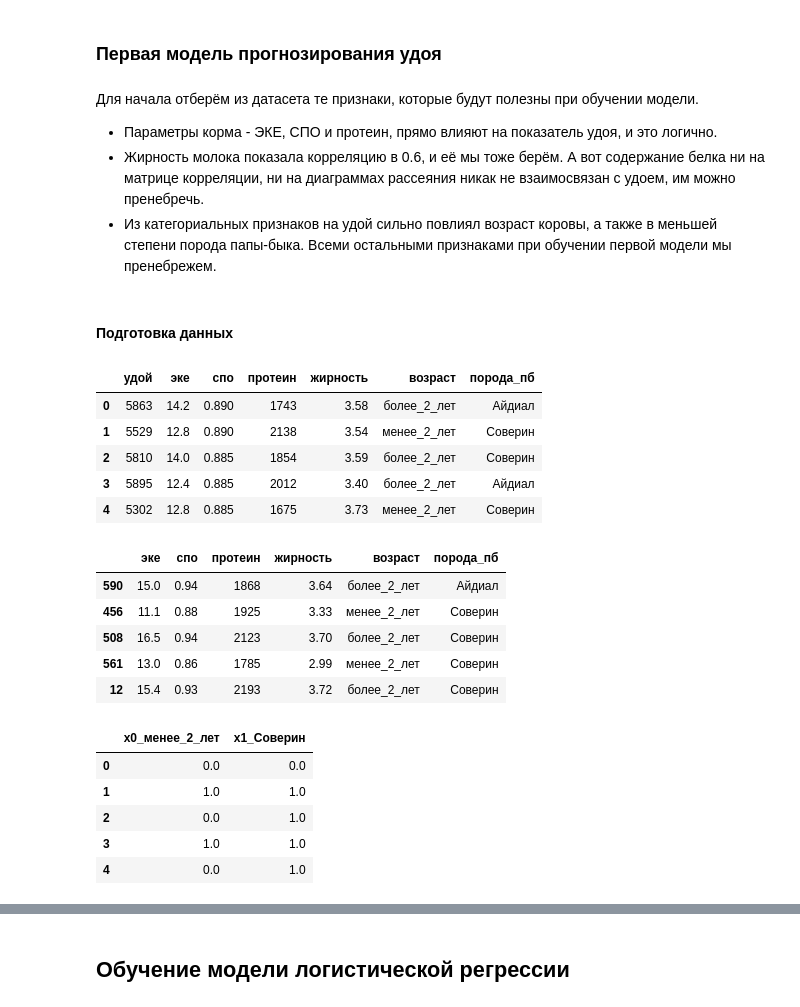
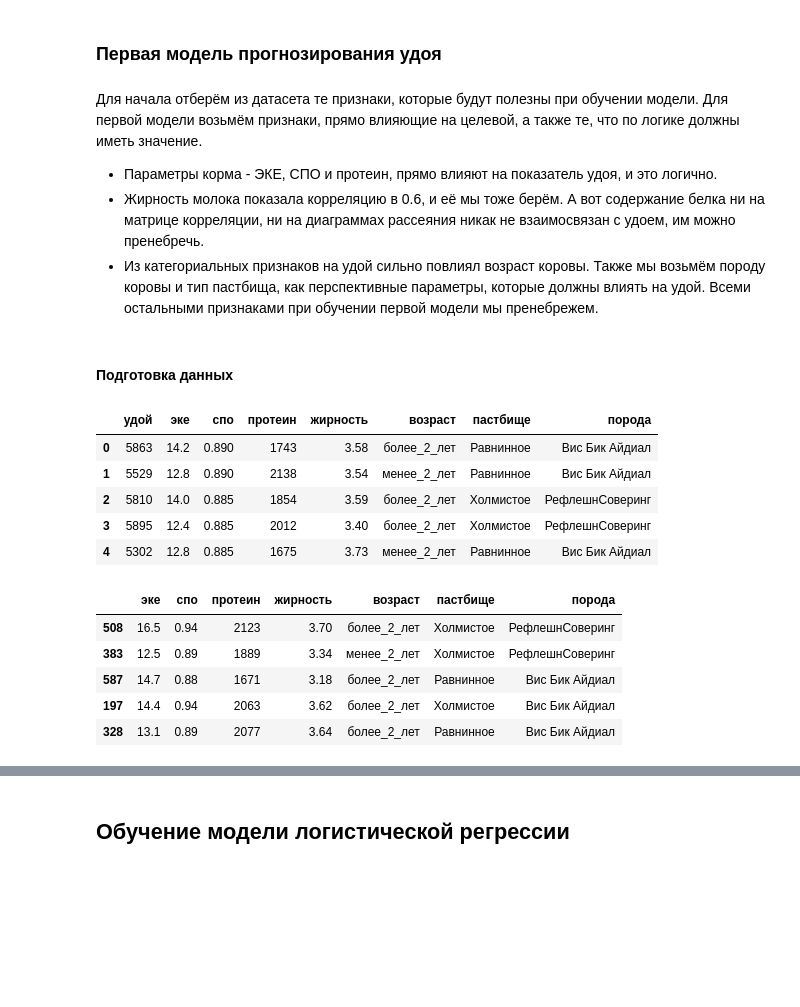
Before and after one commit to Maksim1004/data_science_studying, a Jupyter notebook: cows_and_machine_learning.ipynb, the cells around one changed output, grey strips where cells are left out. Cells and saved outputs as stored; diff of their text form; code cells hidden in the pictures; blank space fills up the shorter version.

```diff
--- a/cows_and_machine_learning.ipynb
+++ b/cows_and_machine_learning.ipynb
@@ -528,0 +549,10 @@ for i in ds_main_numeric[1:]: # Перебор всех числовых пок
+# %%
+def numeric_string_kto_gde(ds): # Функция для сортировки названия столбцов на числовые и категориальные
+    numeric = []
+    string = []
+    for i in ds.columns:
+        if ds[i].dtype == 'O':
+            string.append(i)
+        elif i != 'удой':
+            numeric.append(i)
+    return numeric, string
@@ -529,52 +577,33 @@ for i in ds_main_numeric[1:]: # Перебор всех числовых пок
 # %% [markdown]
 ### Первая модель прогнозирования удоя
 # %% [markdown]
-Для начала отберём из датасета те признаки, которые будут полезны при обучении модели.
+Для начала отберём из датасета те признаки, которые будут полезны при обучении модели. Для первой модели возьмём признаки, прямо влияющие на целевой, а также те, что по логике должны иметь значение.
 - Параметры корма - ЭКЕ, СПО и протеин, прямо влияют на показатель удоя, и это логично.
 - Жирность молока показала корреляцию в 0.6, и её мы тоже берём. А вот содержание белка ни на матрице корреляции, ни на диаграммах рассеяния никак не взаимосвязан с удоем, им можно пренебречь.
-- Из категориальных признаков на удой сильно повлиял возраст коровы, а также в меньшей степени порода папы-быка. Всеми остальными признаками при обучении первой модели мы пренебрежем.
+- Из категориальных признаков на удой сильно повлиял возраст коровы. Также мы возьмём породу коровы и тип пастбища, как перспективные параметры, которые должны влиять на удой. Всеми остальными признаками при обучении первой модели мы пренебрежем.
 # %% [markdown]
 #### Подготовка данных
 # %%
-data_lr_first = ds_main[['удой', 'эке', 'спо', 'протеин', 'жирность', 'возраст', 'порода_пб']]
-dlf_numeric = ['эке', 'спо', 'протеин', 'жирность']
-dlf_string = ['возраст', 'порода_пб']
+data_lr_first = ds_main[['удой', 'эке', 'спо', 'протеин', 'жирность', 'возраст', 'пастбище', 'порода']]
+dlf_numeric, dlf_string = numeric_string_kto_gde(data_lr_first)
 data_lr_first.head()
 # %% [output]
-|  | удой | эке | спо | протеин | жирность | возраст | порода_пб |
-| 0 | 5863 | 14.2 | 0.890 | 1743 | 3.58 | более_2_лет | Айдиал |
-| 1 | 5529 | 12.8 | 0.890 | 2138 | 3.54 | менее_2_лет | Соверин |
-| 2 | 5810 | 14.0 | 0.885 | 1854 | 3.59 | более_2_лет | Соверин |
-| 3 | 5895 | 12.4 | 0.885 | 2012 | 3.40 | более_2_лет | Айдиал |
-| 4 | 5302 | 12.8 | 0.885 | 1675 | 3.73 | менее_2_лет | Соверин |
+|  | удой | эке | спо | протеин | жирность | возраст | пастбище | порода |
+| 0 | 5863 | 14.2 | 0.890 | 1743 | 3.58 | более_2_лет | Равнинное | Вис Бик Айдиал |
+| 1 | 5529 | 12.8 | 0.890 | 2138 | 3.54 | менее_2_лет | Равнинное | Вис Бик Айдиал |
+| 2 | 5810 | 14.0 | 0.885 | 1854 | 3.59 | более_2_лет | Холмистое | РефлешнСоверинг |
+| 3 | 5895 | 12.4 | 0.885 | 2012 | 3.40 | более_2_лет | Холмистое | РефлешнСоверинг |
+| 4 | 5302 | 12.8 | 0.885 | 1675 | 3.73 | менее_2_лет | Равнинное | Вис Бик Айдиал |
 # %%
 X_train, X_test, y_train, y_test = train_test_split(
     data_lr_first.drop('удой', axis=1),
-    data_lr_first['удой']) # Разбивка на выборки
+    data_lr_first['удой'],
+    random_state = RANDOM_STATE) # Разбивка на выборки
 X_train.head()
 # %% [output]
-|  | эке | спо | протеин | жирность | возраст | порода_пб |
-| 590 | 15.0 | 0.94 | 1868 | 3.64 | более_2_лет | Айдиал |
-| 456 | 11.1 | 0.88 | 1925 | 3.33 | менее_2_лет | Соверин |
-| 508 | 16.5 | 0.94 | 2123 | 3.70 | более_2_лет | Соверин |
-| 561 | 13.0 | 0.86 | 1785 | 2.99 | менее_2_лет | Соверин |
-| 12 | 15.4 | 0.93 | 2193 | 3.72 | более_2_лет | Соверин |
+|  | эке | спо | протеин | жирность | возраст | пастбище | порода |
+| 508 | 16.5 | 0.94 | 2123 | 3.70 | более_2_лет | Холмистое | РефлешнСоверинг |
+| 383 | 12.5 | 0.89 | 1889 | 3.34 | менее_2_лет | Холмистое | РефлешнСоверинг |
+| 587 | 14.7 | 0.88 | 1671 | 3.18 | более_2_лет | Равнинное | Вис Бик Айдиал |
+| 197 | 14.4 | 0.94 | 2063 | 3.62 | более_2_лет | Холмистое | Вис Бик Айдиал |
+| 328 | 13.1 | 0.89 | 2077 | 3.64 | более_2_лет | Равнинное | Вис Бик Айдиал |
-# %%
-encoder = OneHotEncoder(sparse=False, drop='first') # Кодирование категориальных данных
-
-X_train_ohe = pd.DataFrame(
-    encoder.fit_transform(X_train[dlf_string]),
-    columns=encoder.get_feature_names())
-
-X_test_ohe = pd.DataFrame(
-    encoder.transform(X_test[dlf_string]),
-    columns=encoder.get_feature_names())
-
-X_train_ohe.head()
-# %% [output]
-|  | x0_менее_2_лет | x1_Соверин |
-| 0 | 0.0 | 0.0 |
-| 1 | 1.0 | 1.0 |
-| 2 | 0.0 | 1.0 |
-| 3 | 1.0 | 1.0 |
-| 4 | 0.0 | 1.0 |
```
Also changed, not shown: parts of 43 cells of this notebook.
